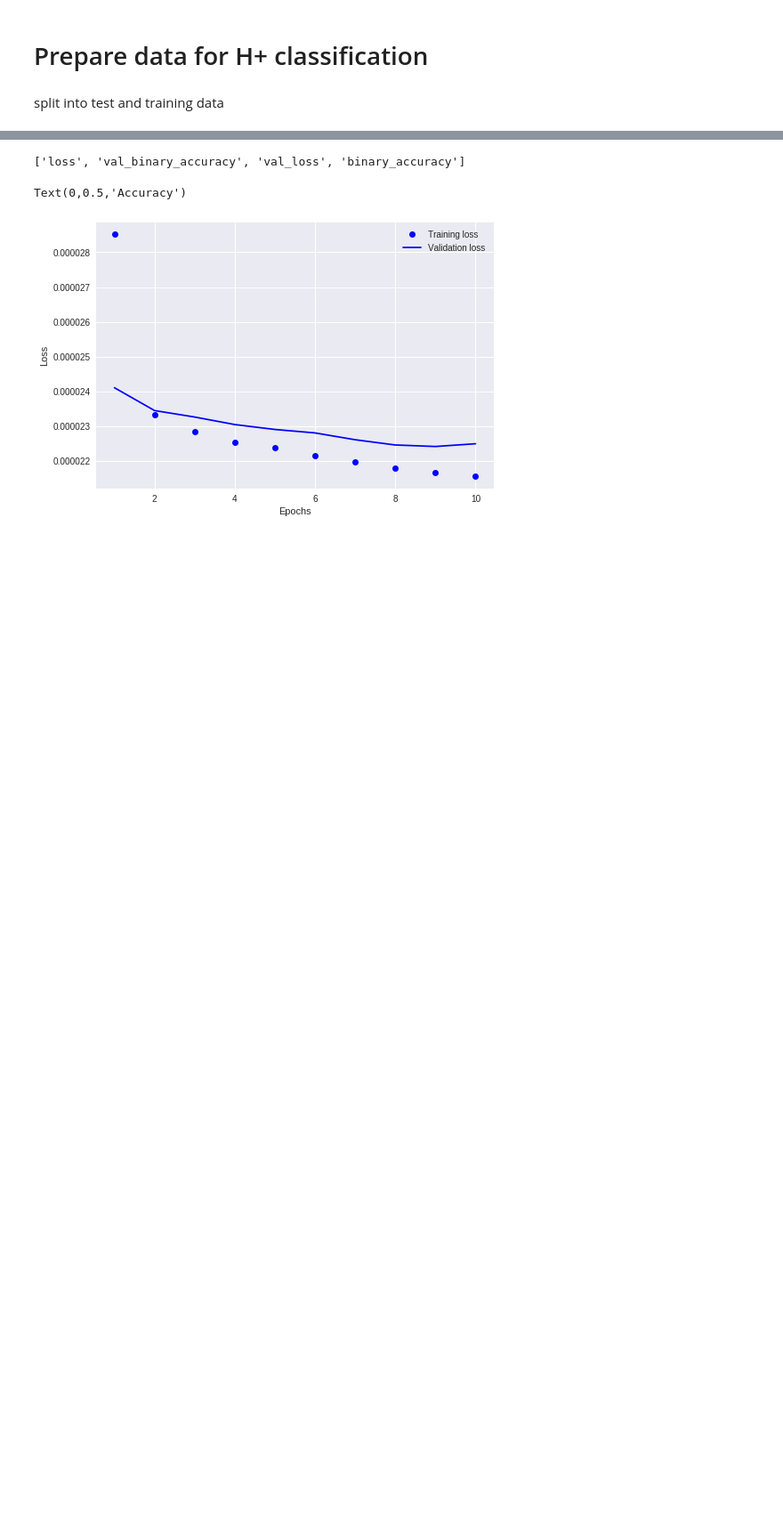
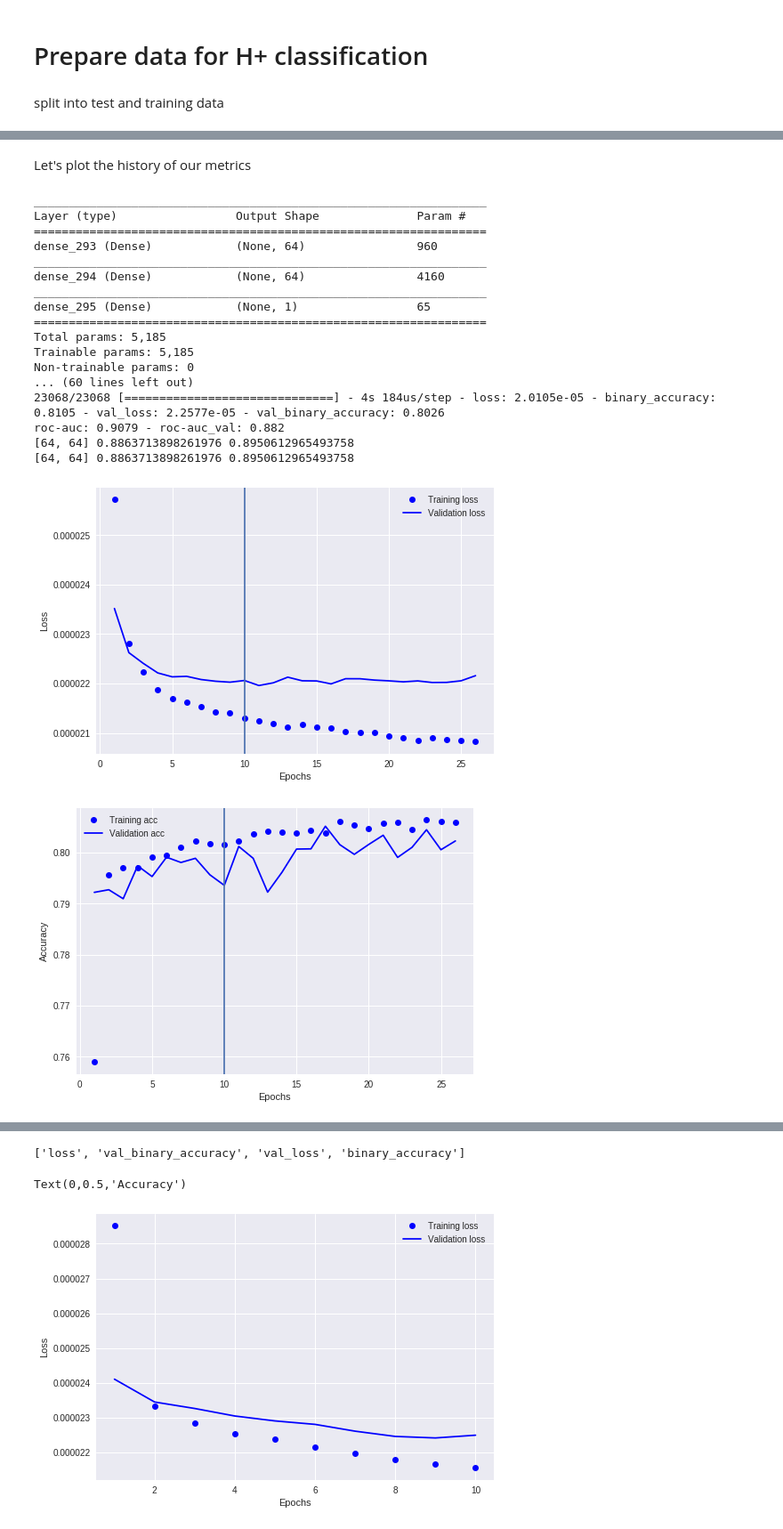
Before and after one commit to asalvadorsalas/HplusML, a Jupyter notebook: StandardNN.ipynb, the cells around one changed output, grey strips where cells are left out. Shown: that part at 89% size. Saved outputs shown, nothing was run; the diff lists cells and outputs as text; code cells hidden in the pictures; blank space fills up the shorter version.

```diff
--- a/StandardNN.ipynb
+++ b/StandardNN.ipynb
@@ -42,9 +42,8 @@ import HpMLPlots
 import HpHyperParameterOptimisation
 import HpTrainingFrame
 # %%
-df_mc=pd.read_hdf('pandas_ge6jge4b.h5', 'INC_ge6jge4b')
+df_mc=pd.read_hdf('pandas_INC_ge6jge4b.h5', 'INC_ge6jge4b')
 df_mc=df_mc[df_mc.process.apply(lambda x: True if x in ["ttlight","ttb","ttc","Hp800"] else False)]
-#print df_mc.process.shape
 df_mc['process'].unique()
 # %% [output]
 array(['ttlight', 'ttc', 'ttb', 'Hp800'], dtype=object)
@@ -149,0 +222,60 @@ roc-auc: 0.897 - roc-auc_val: 0.8843
+# %% [markdown]
+Let's plot the history of our metrics
+# %%
+import matplotlib.pyplot as plt
+#print history.history.keys()
+def plotMetric(history, callbacks):
+  loss_values=history.history['loss']
+  val_loss_values=history.history['val_loss']
+  acc_values=history.history['binary_accuracy']
+  val_acc_values=history.history['val_binary_accuracy']
+  rocauc_values=callbacks[2].roc
+  val_rocauc_values=callbacks[2].roc_val
+
+  bestepoch=callbacks[0].stopped_epoch-callbacks[0].patience
+
+  epochs=range(1,len(acc_values)+1)
+  plt.figure()
+  plt.plot(epochs, loss_values, "bo",label="Training loss")
+  plt.plot(epochs, val_loss_values, "b",label="Validation loss")
+  plt.legend(loc=0)
+  plt.xlabel("Epochs")
+  plt.ylabel("Loss")
+  plt.axvline(x=bestepoch)
+  ax=plt.figure()
+  plt.plot(epochs, acc_values, "bo",label="Training acc")
+  plt.plot(epochs, val_acc_values, "b",label="Validation acc")
+  plt.legend(loc=0)
+  plt.xlabel("Epochs")
+  plt.ylabel("Accuracy")
+  plt.axvline(x=bestepoch)
+  ax=plt.figure()
+  plt.plot(epochs, rocauc_values, "bo",label="Training ROC AUC")
+  plt.plot(epochs, val_rocauc_values, "b",label="Validation ROC AUC")
+  plt.legend(loc=0)
+  plt.xlabel("Epochs")
+  plt.ylabel("ROC AUC")
+  plt.axvline(x=bestepoch)
+# %%
+trainModel([[64,64]], dropout=None)
+plotMetric(history, callbacks)
+# %% [output]
+_________________________________________________________________
+Layer (type)                 Output Shape              Param #
+=================================================================
+dense_293 (Dense)            (None, 64)                960
+_________________________________________________________________
+dense_294 (Dense)            (None, 64)                4160
+_________________________________________________________________
+dense_295 (Dense)            (None, 1)                 65
+=================================================================
+Total params: 5,185
+Trainable params: 5,185
+Non-trainable params: 0
+... (60 lines left out)
+23068/23068 [==============================] - 4s 184us/step - loss: 2.0105e-05 - binary_accuracy: 0.8105 - val_loss: 2.2577e-05 - val_binary_accuracy: 0.8026
+roc-auc: 0.9079 - roc-auc_val: 0.882
+[64, 64] 0.8863713898261976 0.8950612965493758
+[64, 64] 0.8863713898261976 0.8950612965493758
+[figure, added]
+[figure, added]
```
Also changed, not shown: parts of 28 cells of this notebook.
